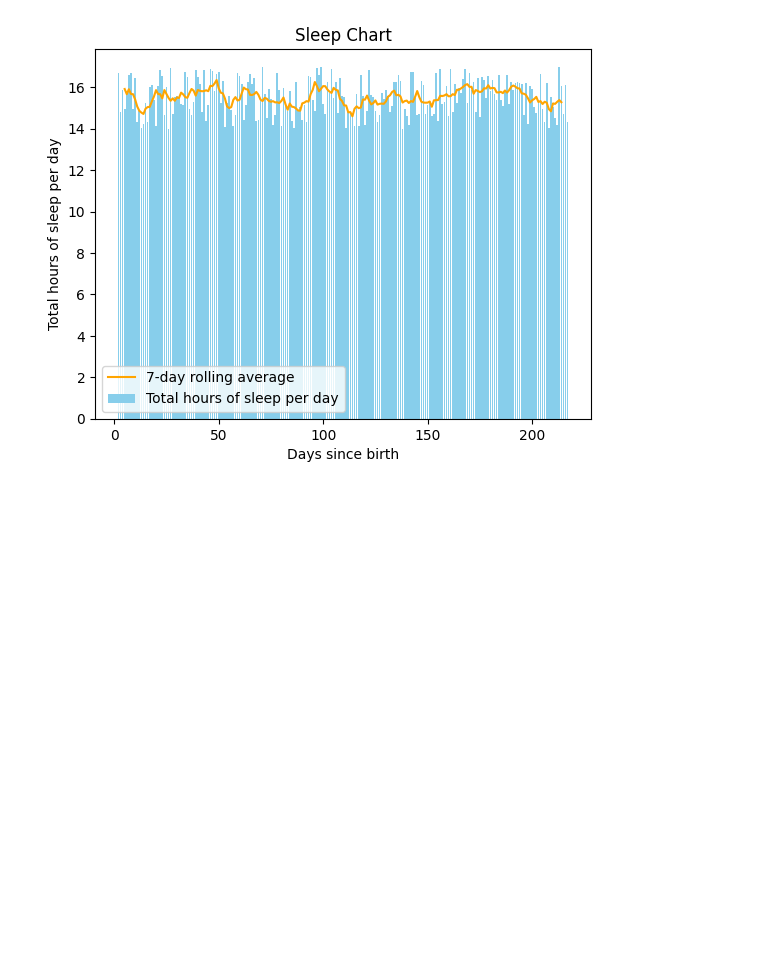
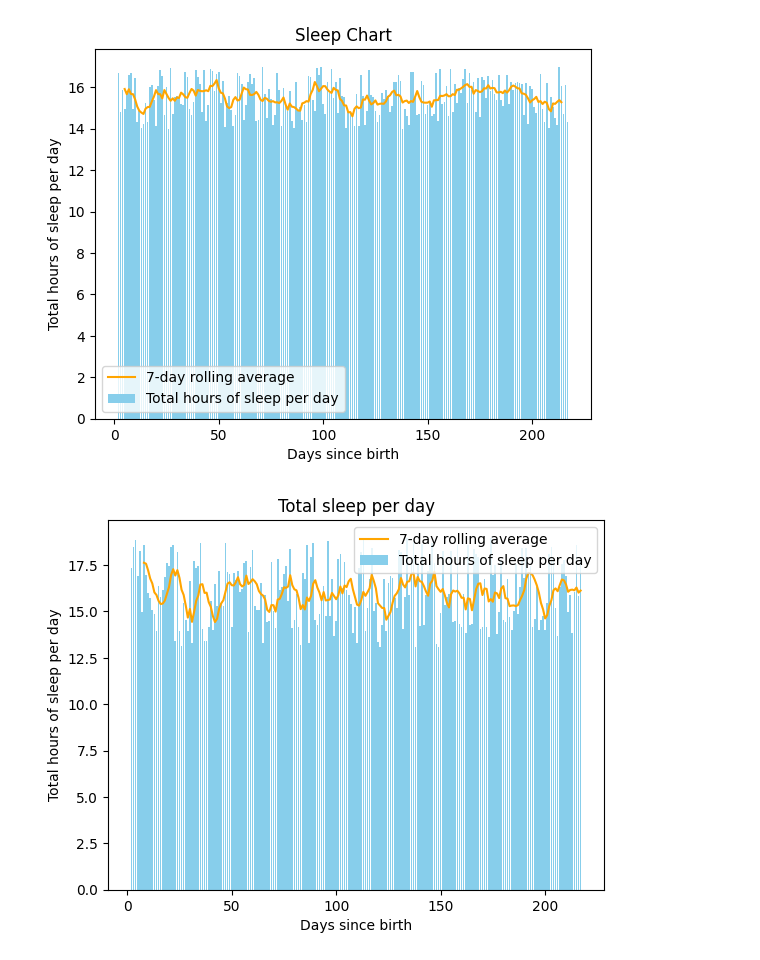
Before and after one commit to nikicrow/python-llm-agent, a Jupyter notebook: openai_assistant_api.ipynb, the cells around one changed output. Saved outputs shown, nothing was run; the diff lists cells and outputs as text; code cells hidden in the pictures; blank space fills up the shorter version.

```diff
--- a/openai_assistant_api.ipynb
+++ b/openai_assistant_api.ipynb
@@ -65,3 +65,36 @@ y_values = np.random.uniform(14, 17, size=216)  # Generating random float values
 create_sleep_chart(x_values, y_values)
 # %% [output]
 [figure]
+# %%
+import pandas as pd
+import numpy as np
+import matplotlib.pyplot as plt
+
+def create_sleep_chart(df):
+    x_values = df['x'].values
+    y_values = df['y'].values
+
+    # Create the bar chart
+    plt.bar(x_values, y_values, label='Total hours of sleep per day', color='skyblue')
+
+    # Calculate the rolling average
+    rolling_avg = df['y'].rolling(window=7).mean()
+    plt.plot(x_values, rolling_avg, color='orange', label='7-day rolling average')
+
+    # Set labels and title
+    plt.xlabel('Days since birth')
+    plt.ylabel('Total hours of sleep per day')
+    plt.title('Total sleep per day')
+
+    # Show legend
+    plt.legend()
+
+    # Display the plot
+    plt.show()
+
+# Example usage
+data = {'x': np.arange(2, 218), 'y': np.random.uniform(13, 19, size=216)}
+df = pd.DataFrame(data)
+create_sleep_chart(df)
+# %% [output]
+[figure, added]
```
Also changed, not shown: parts of 1 cell of this notebook, 2 other files.
